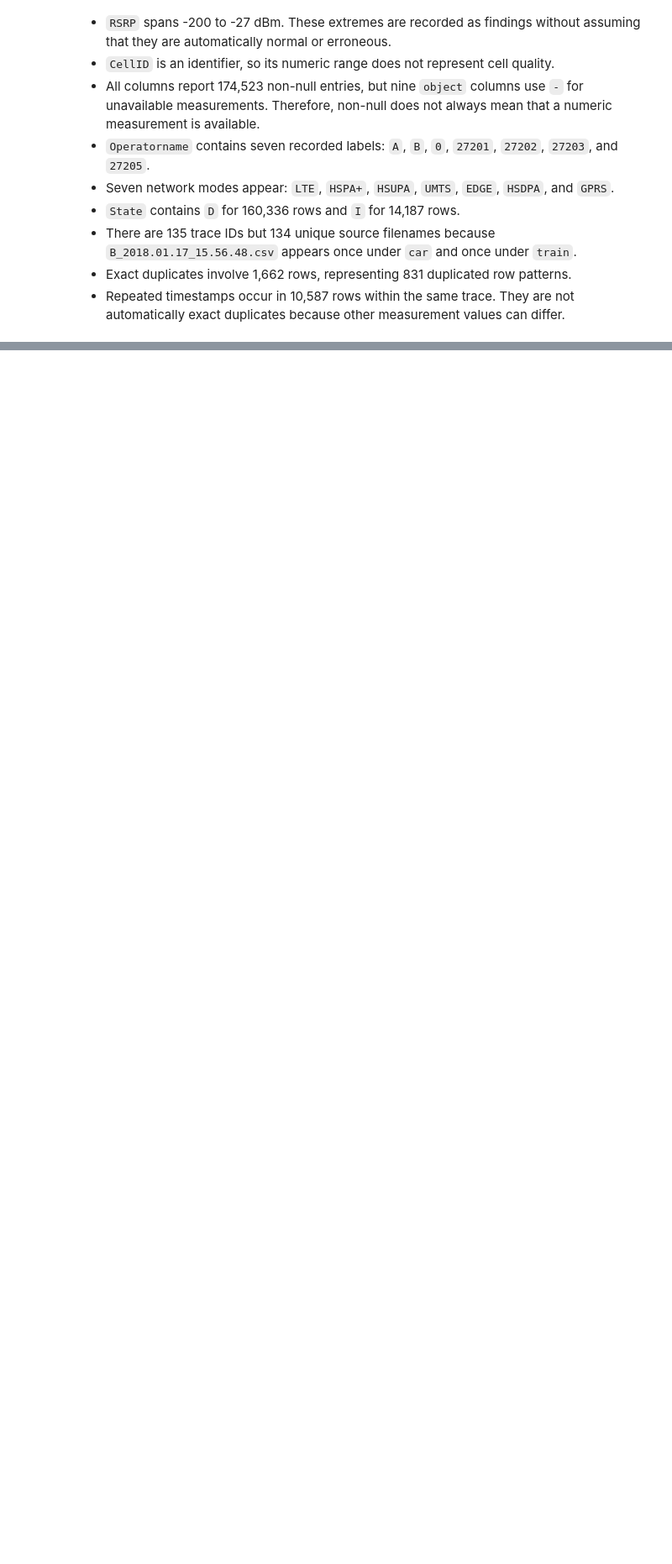
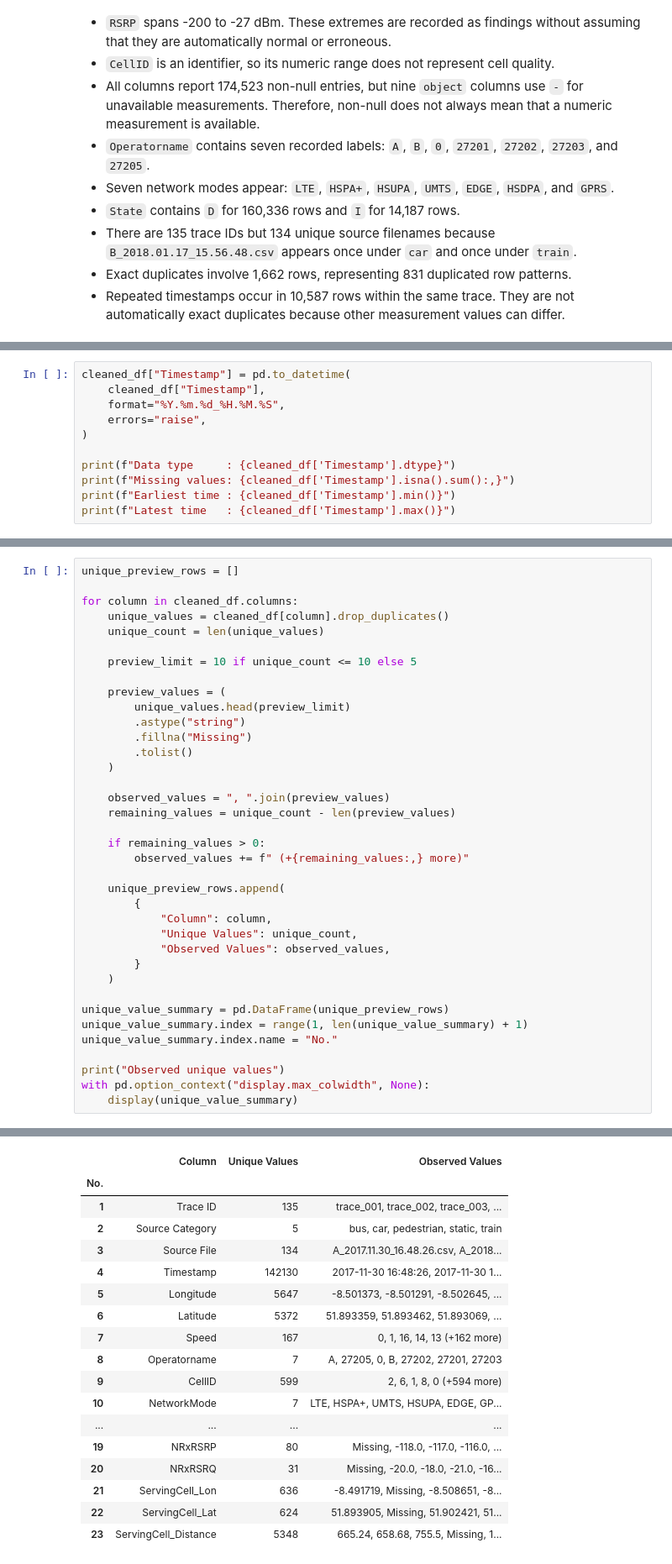
Before and after one commit to Zendin110206/4g-lte-throughput-prediction, a Jupyter notebook: notebooks/01_lte_throughput_analysis.ipynb, the cells around one changed output, grey strips where cells are left out. Shown at 84% size. Cells and saved outputs as stored; diff of their text form; blank space fills up the shorter version.

```diff
--- a/notebooks/01_lte_throughput_analysis.ipynb
+++ b/notebooks/01_lte_throughput_analysis.ipynb
@@ -652,0 +871,11 @@ The unique-value counts include `-` when it appears as an observed placeholder.
+# %%
+cleaned_df["Timestamp"] = pd.to_datetime(
+    cleaned_df["Timestamp"],
+    format="%Y.%m.%d_%H.%M.%S",
+    errors="raise",
+)
+
+print(f"Data type     : {cleaned_df['Timestamp'].dtype}")
+print(f"Missing values: {cleaned_df['Timestamp'].isna().sum():,}")
+print(f"Earliest time : {cleaned_df['Timestamp'].min()}")
+print(f"Latest time   : {cleaned_df['Timestamp'].max()}")
@@ -652,0 +1004,38 @@ The unique-value counts include `-` when it appears as an observed placeholder.
+# %%
+unique_preview_rows = []
+
+for column in cleaned_df.columns:
+    unique_values = cleaned_df[column].drop_duplicates()
+    unique_count = len(unique_values)
+
+    preview_limit = 10 if unique_count <= 10 else 5
+
+    preview_values = (
+        unique_values.head(preview_limit)
+        .astype("string")
+        .fillna("Missing")
+        .tolist()
+    )
+
+    observed_values = ", ".join(preview_values)
+    remaining_values = unique_count - len(preview_values)
+
+    if remaining_values > 0:
+        observed_values += f" (+{remaining_values:,} more)"
+
+    unique_preview_rows.append(
+        {
+            "Column": column,
+            "Unique Values": unique_count,
+            "Observed Values": observed_values,
+        }
+    )
+
+unique_value_summary = pd.DataFrame(unique_preview_rows)
+unique_value_summary.index = range(1, len(unique_value_summary) + 1)
+unique_value_summary.index.name = "No."
+
+print("Observed unique values")
+with pd.option_context("display.max_colwidth", None):
+    display(unique_value_summary)
+# %% [output]
@@ -652,0 +1043,18 @@ The unique-value counts include `-` when it appears as an observed placeholder.
+|  | Column | Unique Values | Observed Values |
+| No. |  |  |  |
+| 1 | Trace ID | 135 | trace_001, trace_002, trace_003, ... |
+| 2 | Source Category | 5 | bus, car, pedestrian, static, train |
+| 3 | Source File | 134 | A_2017.11.30_16.48.26.csv, A_2018... |
+| 4 | Timestamp | 142130 | 2017-11-30 16:48:26, 2017-11-30 1... |
+| 5 | Longitude | 5647 | -8.501373, -8.501291, -8.502645, ... |
+| 6 | Latitude | 5372 | 51.893359, 51.893462, 51.893069, ... |
+| 7 | Speed | 167 | 0, 1, 16, 14, 13 (+162 more) |
+| 8 | Operatorname | 7 | A, 27205, 0, B, 27202, 27201, 27203 |
+| 9 | CellID | 599 | 2, 6, 1, 8, 0 (+594 more) |
+| 10 | NetworkMode | 7 | LTE, HSPA+, UMTS, HSUPA, EDGE, GP... |
+| ... | ... | ... | ... |
+| 19 | NRxRSRP | 80 | Missing, -118.0, -117.0, -116.0, ... |
+| 20 | NRxRSRQ | 31 | Missing, -20.0, -18.0, -21.0, -16... |
+| 21 | ServingCell_Lon | 636 | -8.491719, Missing, -8.508651, -8... |
+| 22 | ServingCell_Lat | 624 | 51.893905, Missing, 51.902421, 51... |
+| 23 | ServingCell_Distance | 5348 | 665.24, 658.68, 755.5, Missing, 1... |
```
Also changed, not shown: parts of 10 cells of this notebook, 1 other file.
